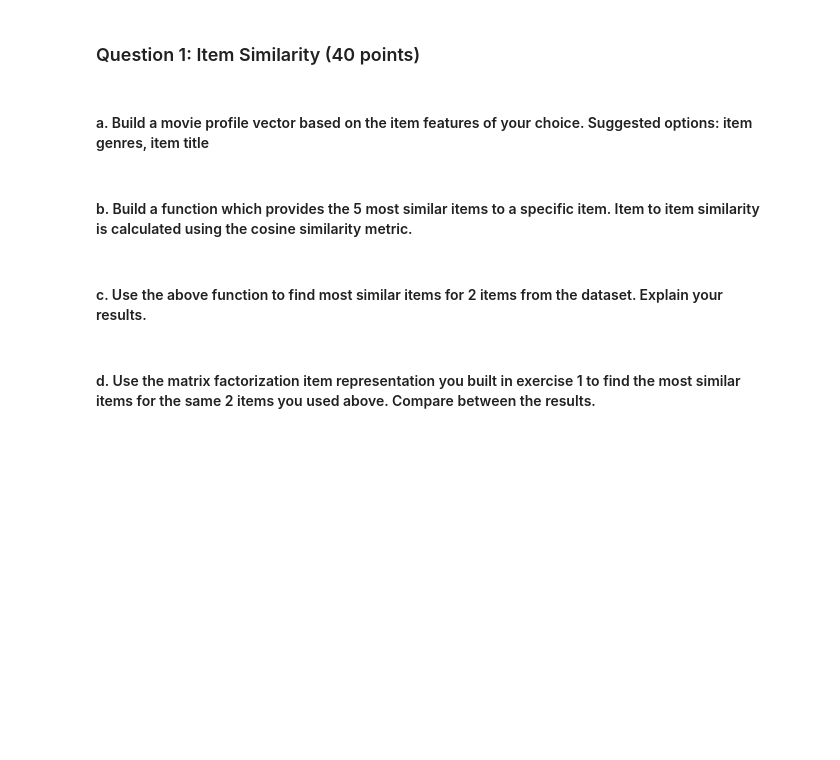
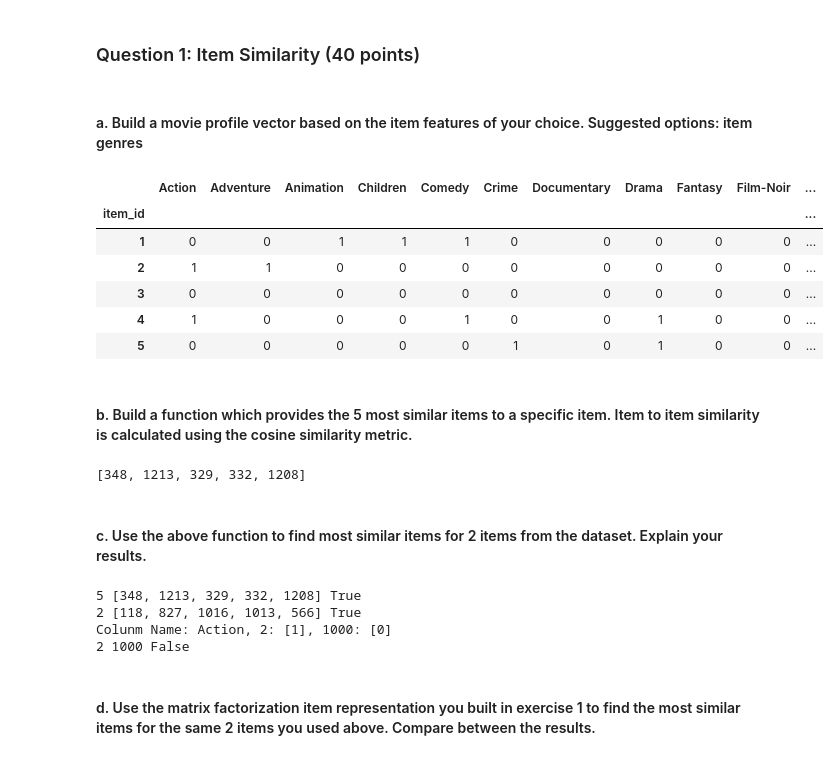
Before and after one commit to Nesher123/Recommendation-Systems, a Jupyter notebook: HW2/204502926_039065313.ipynb, the cells around one changed output. Cells and saved outputs as stored; diff of their text form; code cells hidden in the pictures; blank space fills up the shorter version.

```diff
--- a/HW2/204502926_039065313.ipynb
+++ b/HW2/204502926_039065313.ipynb
@@ -31,6 +30,20 @@ memory usage: 2.8 MB
 # %% [markdown]
 ### Question 1: Item Similarity (40 points)
 # %% [markdown]
-#### a. Build a movie profile vector based on the item features of your choice. Suggested options: item genres, item title
+#### a. Build a movie profile vector based on the item features of your choice. Suggested options: item genres
+# %%
+movie_profile_df = movie_df[['item_id','Action','Adventure','Animation',
+              'Children','Comedy','Crime','Documentary','Drama','Fantasy',
+              'Film-Noir','Horror','Musical','Mystery','Romance','Sci-Fi','Thriller','War','Western']].set_index('item_id')
+movie_profile_df.sort_index(axis=0, inplace=True)
+movie_profile_df.head()
+# %% [output]
+|  | Action | Adventure | Animation | Children | Comedy | Crime | Documentary | Drama | Fantasy | Film-Noir | ... |
+| item_id |  |  |  |  |  |  |  |  |  |  | ... |
+| 1 | 0 | 0 | 1 | 1 | 1 | 0 | 0 | 0 | 0 | 0 | ... |
+| 2 | 1 | 1 | 0 | 0 | 0 | 0 | 0 | 0 | 0 | 0 | ... |
+| 3 | 0 | 0 | 0 | 0 | 0 | 0 | 0 | 0 | 0 | 0 | ... |
+| 4 | 1 | 0 | 0 | 0 | 1 | 0 | 0 | 1 | 0 | 0 | ... |
+| 5 | 0 | 0 | 0 | 0 | 0 | 1 | 0 | 1 | 0 | 0 | ... |
 # %% [markdown]
 #### b. Build a function which provides the 5 most similar items to a specific item. Item to item similarity is calculated using the cosine similarity metric.
@@ -37,5 +65,41 @@ memory usage: 2.8 MB
+# %%
+def predict_most_similar_items_per_movie(cosine_similarity_matrix, profile_A_df, profile_B_df, item_id, num_items=5, exclude_if_item_match=True):
+    result = np.argsort(cosine_similarity_matrix[profile_A_df.index.get_loc(item_id),:])[::-1][:num_items+1]
+    if exclude_if_item_match:
+        ret_result = [profile_B_df.index[i] for i in result if profile_B_df.index[i] != item_id]
+    else:
+        ret_result = [profile_B_df.index[i] for i in result]
+
+    if len(ret_result) > num_items:
+        ret_result = ret_result[:num_items]
+    return ret_result
+
+predict_most_similar_items_per_movie(cosine_similarity_item_item, movie_profile_df, movie_profile_df, 5)
+# %% [output]
+[348, 1213, 329, 332, 1208]
 # %% [markdown]
 #### c. Use the above function to find most similar items for 2 items from the dataset. Explain your results.
+# %%
+movie_id_1 = 5
+movie_id_2 = 2
+
+result_for_movie_id_1 = predict_most_similar_items_per_movie(cosine_similarity_item_item, movie_profile_df, movie_profile_df, movie_id_1)
+
+result_for_movie_id_2 = predict_most_similar_items_per_movie(cosine_similarity_item_item, movie_profile_df, movie_profile_df, movie_id_2)
+
+print(movie_id_1, result_for_movie_id_1, check_for_similarity(movie_id_1, result_for_movie_id_1))
+print(movie_id_2, result_for_movie_id_2, check_for_similarity(movie_id_2, result_for_movie_id_2))
+
+# lets see a case of mismatch:
+print(movie_id_2, 1000, check_for_similarity(movie_id_2, [1000]))
+
+# explain: cosin similarity calcs the cos value between the two vectors. because the vectors are binary.
+# the result that would match the most are the one that have the exact same genres
+# %% [output]
+5 [348, 1213, 329, 332, 1208] True
+2 [118, 827, 1016, 1013, 566] True
+Colunm Name: Action, 2: [1], 1000: [0]
+2 1000 False
 # %% [markdown]
 #### d. Use the matrix factorization item representation you built in exercise 1 to find the most similar items for the same 2 items you used above. Compare between the results.
 # %% [markdown]
```
Also changed, not shown: parts of 17 cells of this notebook, 3 other files.
